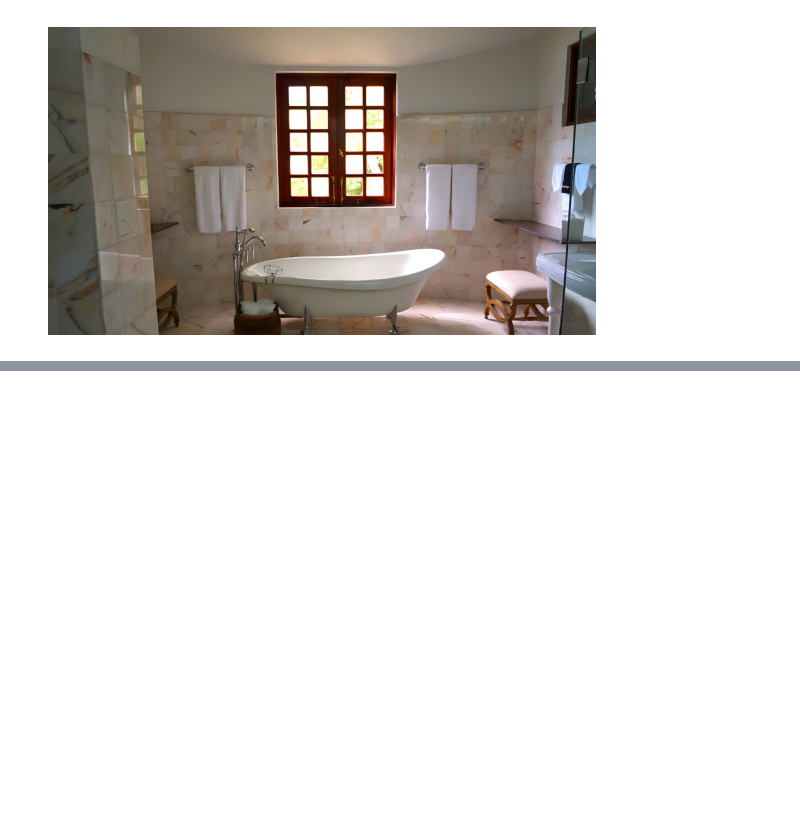
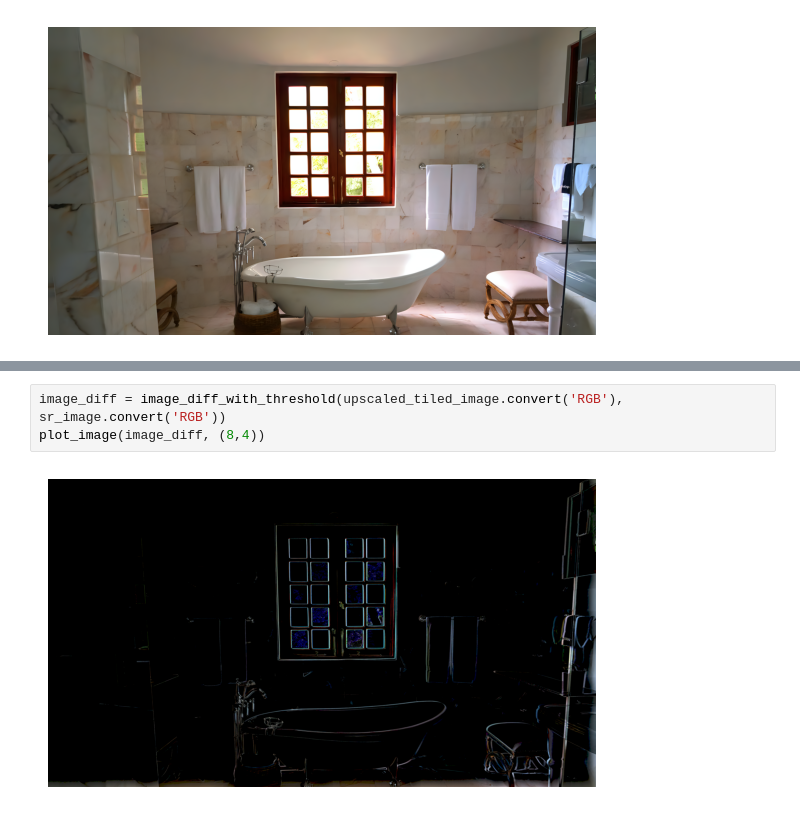
Before and after one commit to albertoarenas/stablediff_workflows, a Jupyter notebook: notebooks/tiling.ipynb, the cells around one changed output, grey strips where cells are left out. Saved outputs shown, nothing was run; the diff lists cells and outputs as text; blank space fills up the shorter version.

```diff
--- a/notebooks/tiling.ipynb
+++ b/notebooks/tiling.ipynb
@@ -468,0 +476,5 @@ plot_image(sr_image, (8,4))
+# %%
+image_diff = image_diff_with_threshold(upscaled_tiled_image.convert('RGB'), sr_image.convert('RGB'))
+plot_image(image_diff, (8,4))
+# %% [output]
+[figure, added]
```
Also changed, not shown: parts of 4 cells of this notebook, 3 other files.
